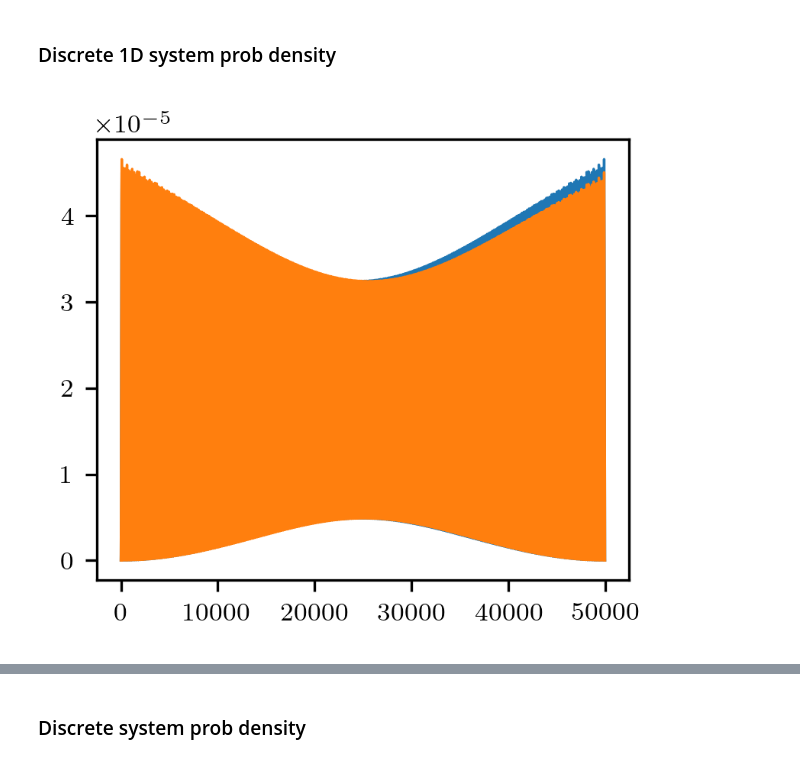
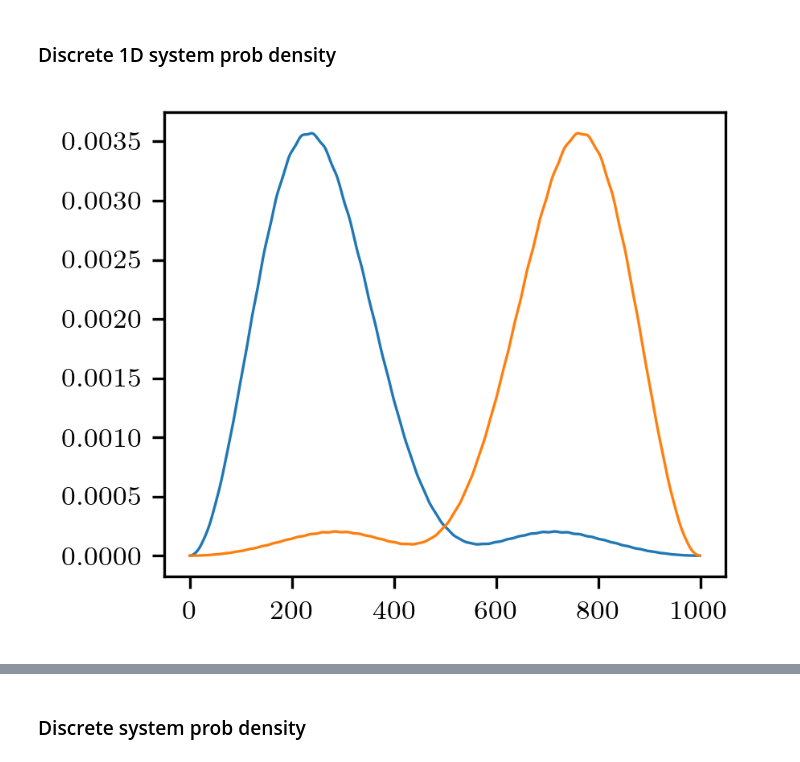
Before and after one commit to piotr-zeberek/LAOSTO-Topology-MSc, a Jupyter notebook: plot.ipynb, the cells around one changed output, grey strips where cells are left out. Cells and saved outputs as stored; diff of their text form; code cells hidden in the pictures.

```diff
--- a/plot.ipynb
+++ b/plot.ipynb
@@ -211,20 +306,20 @@ save_plot("Bx_energies.png")
 # %% [markdown]
 ### Discrete 1D system prob density
 # %%
-y, *pd = load_data(f"prob_den_1D.dat")
+y, *pd = load_data(f"1000C_bot_prob_den.dat")
 
 fig, ax = plt.subplots(figsize=(3.0, 2.5))
 
 ax.plot(y, pd[0])
 ax.plot(y, pd[1])
 
 
 # set_labels(r"$x\ (a)$", r"$y\ (a)$", r"$|\psi|^2$")
 # save_plot("prob_den.png")
 # plt.plot(np.sum(pd, axis=0))
 # plt.axhline(0.0004, color="black", linestyle="--", linewidth=0.5)
 plt.show()
 
 np.sum(pd)
 # %% [output]
-[figure, old version]
+[figure, new version]
```
Also changed, not shown: parts of 19 cells of this notebook, 10 other files.
